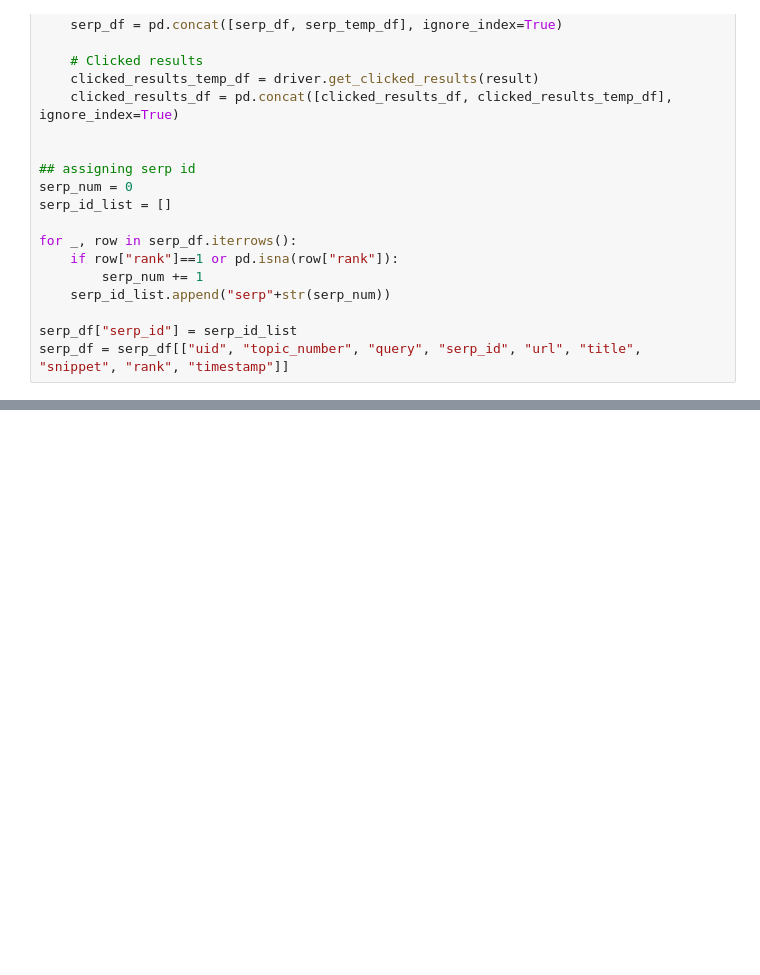
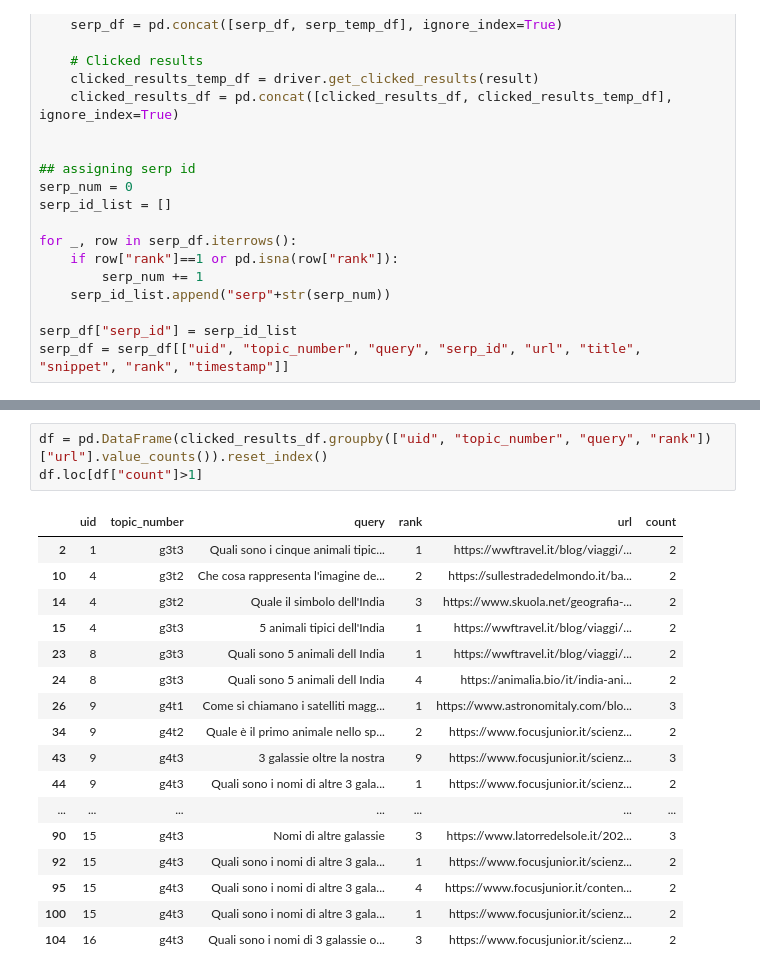
Before and after one commit to SOLandChildren/CHIIR27_LogAnalysis, a Jupyter notebook: results_navigation.ipynb, the cells around one changed output, grey strips where cells are left out. Saved outputs shown, nothing was run; the diff lists cells and outputs as text; blank space fills up the shorter version.

```diff
--- a/results_navigation.ipynb
+++ b/results_navigation.ipynb
@@ -79,0 +164,21 @@ for _, row in clicked_results_df.iterrows():
+# %%
+df = pd.DataFrame(clicked_results_df.groupby(["uid", "topic_number", "query", "rank"])["url"].value_counts()).reset_index()
+df.loc[df["count"]>1]
+# %% [output]
+|  | uid | topic_number | query | rank | url | count |
+| 2 | 1 | g3t3 | Quali sono i cinque animali tipic... | 1 | https://wwftravel.it/blog/viaggi/... | 2 |
+| 10 | 4 | g3t2 | Che cosa rappresenta l'imagine de... | 2 | https://sullestradedelmondo.it/ba... | 2 |
+| 14 | 4 | g3t2 | Quale il simbolo dell'India | 3 | https://www.skuola.net/geografia-... | 2 |
+| 15 | 4 | g3t3 | 5 animali tipici dell'India | 1 | https://wwftravel.it/blog/viaggi/... | 2 |
+| 23 | 8 | g3t3 | Quali sono 5 animali dell India | 1 | https://wwftravel.it/blog/viaggi/... | 2 |
+| 24 | 8 | g3t3 | Quali sono 5 animali dell India | 4 | https://animalia.bio/it/india-ani... | 2 |
+| 26 | 9 | g4t1 | Come si chiamano i satelliti magg... | 1 | https://www.astronomitaly.com/blo... | 3 |
+| 34 | 9 | g4t2 | Quale è il primo animale nello sp... | 2 | https://www.focusjunior.it/scienz... | 2 |
+| 43 | 9 | g4t3 | 3 galassie oltre la nostra | 9 | https://www.focusjunior.it/scienz... | 3 |
+| 44 | 9 | g4t3 | Quali sono i nomi di altre 3 gala... | 1 | https://www.focusjunior.it/scienz... | 2 |
+| ... | ... | ... | ... | ... | ... | ... |
+| 90 | 15 | g4t3 | Nomi di altre galassie | 3 | https://www.latorredelsole.it/202... | 3 |
+| 92 | 15 | g4t3 | Quali sono i nomi di altre 3 gala... | 1 | https://www.focusjunior.it/scienz... | 2 |
+| 95 | 15 | g4t3 | Quali sono i nomi di altre 3 gala... | 4 | https://www.focusjunior.it/conten... | 2 |
+| 100 | 15 | g4t3 | Quali sono i nomi di altre 3 gala... | 1 | https://www.focusjunior.it/scienz... | 2 |
+| 104 | 16 | g4t3 | Quali sono i nomi di 3 galassie o... | 3 | https://www.focusjunior.it/scienz... | 2 |
```
Also changed, not shown: parts of 8 cells of this notebook, 2 other files.
